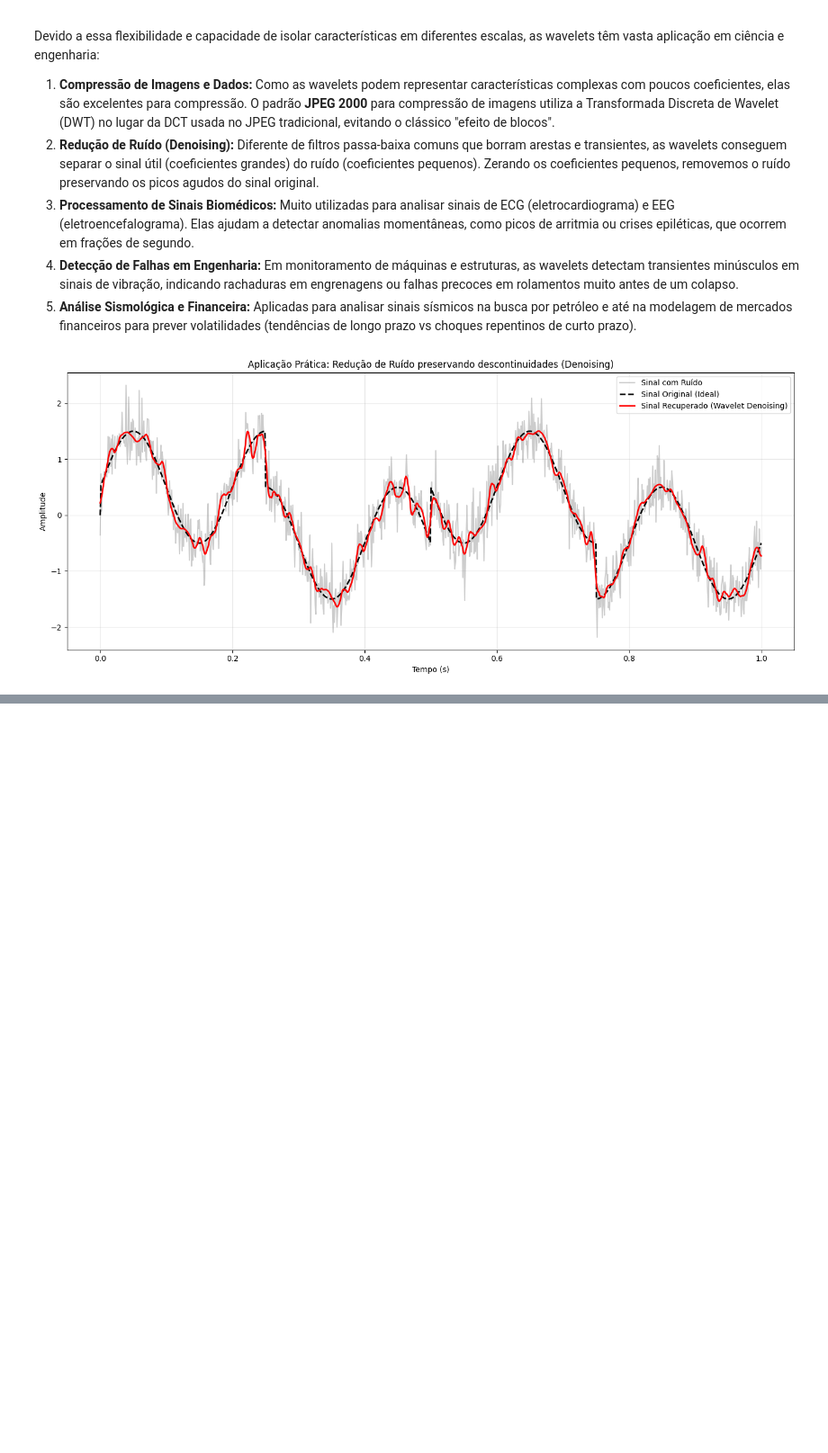
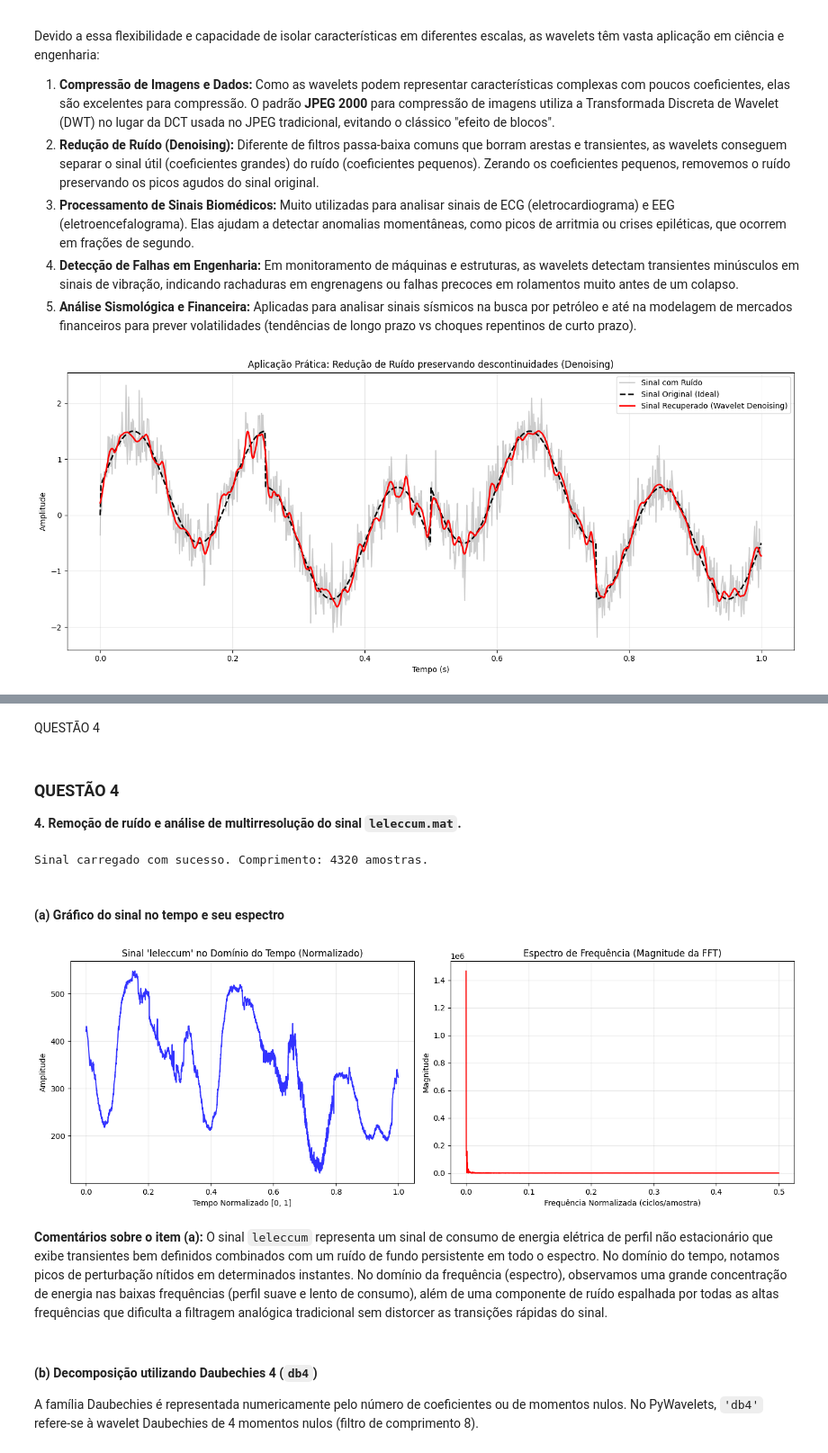
Before and after one commit to YuriFla94/Processamento-de-Sinais-1, a Jupyter notebook: Tarefa6.ipynb, the cells around one changed output, grey strips where cells are left out. Shown at 90% size. Cells and saved outputs as stored; diff of their text form; code cells hidden in the pictures; blank space fills up the shorter version.

```diff
--- a/Tarefa6.ipynb
+++ b/Tarefa6.ipynb
@@ -464,0 +630,62 @@ plt.show()
+# %% [markdown]
+QUESTÃO 4
+# %% [markdown]
+### QUESTÃO 4
+
+**4. Remoção de ruído e análise de multirresolução do sinal `leleccum.mat`.**
+# %%
+import scipy.io
+import numpy as np
+import matplotlib.pyplot as plt
+import pywt
+from scipy.fft import fft, ifft, fftfreq
+
+# Carregando o sinal
+mat_data = scipy.io.loadmat('/content/leleccum.mat')
+# Geralmente a variável no mat do leleccum se chama 'leleccum'
+signal_key = [k for key in [mat_data.keys()] for k in key if not k.startswith('__')][0]
+signal = mat_data[signal_key].flatten()
+N_samples = len(signal)
+t_norm = np.linspace(0, 1, N_samples) # Normalizando o eixo temporal entre 0 e 1
+
+print(f"Sinal carregado com sucesso. Comprimento: {N_samples} amostras.")
+# %% [output]
+Sinal carregado com sucesso. Comprimento: 4320 amostras.
+# %% [markdown]
+#### (a) Gráfico do sinal no tempo e seu espectro
+# %%
+# Cálculo do Espectro de Magnitude via FFT
+signal_fft = fft(signal)
+freqs = fftfreq(N_samples)
+# Tomamos apenas a metade positiva para plotagem
+half_n = N_samples // 2
+
+plt.figure(figsize=(14, 5))
+
+# Plot no Tempo
+plt.subplot(1, 2, 1)
+plt.plot(t_norm, signal, color='blue', alpha=0.8)
+plt.title("Sinal 'leleccum' no Domínio do Tempo (Normalizado)")
+plt.xlabel("Tempo Normalizado [0, 1]")
+plt.ylabel("Amplitude")
+plt.grid(True, alpha=0.3)
+
+# Plot no Espectro de Frequência
+plt.subplot(1, 2, 2)
+plt.plot(freqs[:half_n], np.abs(signal_fft[:half_n]), color='red')
+plt.title("Espectro de Frequência (Magnitude da FFT)")
+plt.xlabel("Frequência Normalizada (ciclos/amostra)")
+plt.ylabel("Magnitude")
+plt.grid(True, alpha=0.3)
+
+plt.tight_layout()
+plt.show()
+# %% [output]
+[figure, added]
+# %% [markdown]
+**Comentários sobre o item (a):**
+O sinal `leleccum` representa um sinal de consumo de energia elétrica de perfil não estacionário que exibe transientes bem definidos combinados com um ruído de fundo persistente em todo o espectro. No domínio do tempo, notamos picos de perturbação nítidos em determinados instantes. No domínio da frequência (espectro), observamos uma grande concentração de energia nas baixas frequências (perfil suave e lento de consumo), além de uma componente de ruído espalhada por todas as altas frequências que dificulta a filtragem analógica tradicional sem distorcer as transições rápidas do sinal.
+# %% [markdown]
+#### (b) Decomposição utilizando Daubechies 4 (`db4`)
+
+A família Daubechies é representada numericamente pelo número de coeficientes ou de momentos nulos. No PyWavelets, `'db4'` refere-se à wavelet Daubechies de 4 momentos nulos (filtro de comprimento 8).
```
Also changed, not shown: parts of 15 cells of this notebook.
